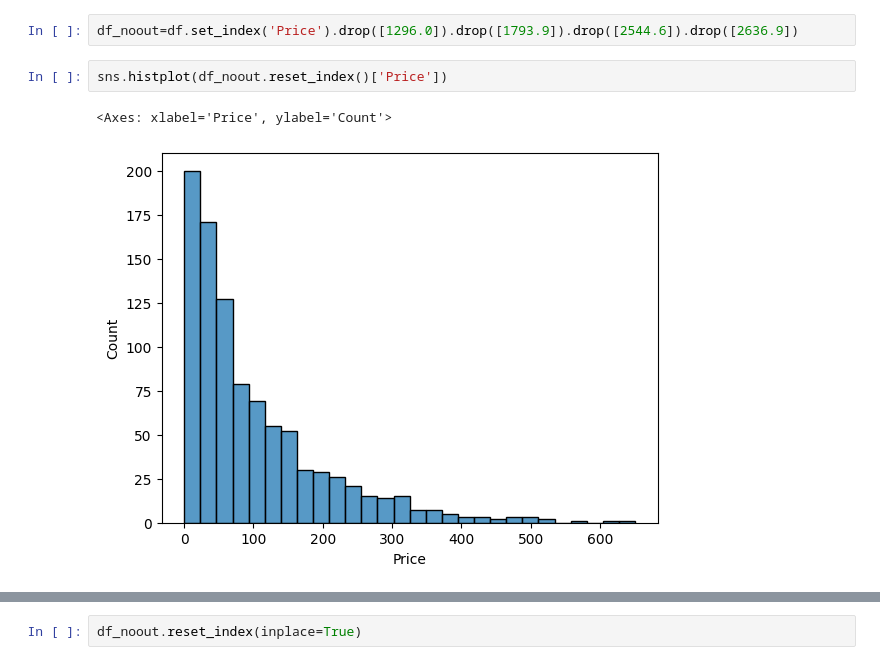
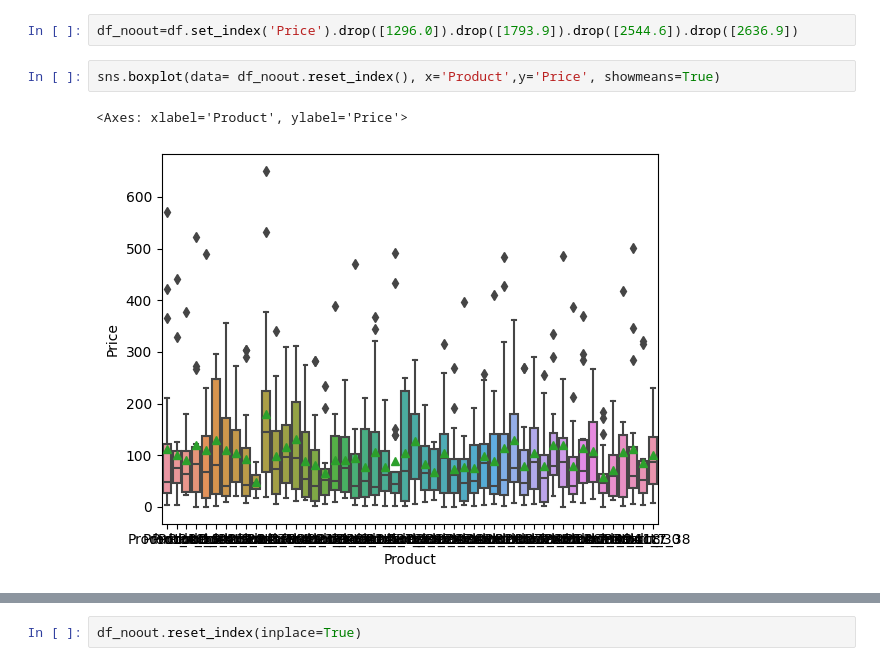
Before and after one commit to rach282/schulich_data_science, a Jupyter notebook: assingment1.ipynb, the cells around one changed output, grey strips where cells are left out. Saved outputs shown, nothing was run; the diff lists cells and outputs as text.

```diff
--- a/assingment1.ipynb
+++ b/assingment1.ipynb
@@ -84,7 +84,7 @@ df[df['Price']>1000]
 # %%
 df_noout=df.set_index('Price').drop([1296.0]).drop([1793.9]).drop([2544.6]).drop([2636.9])
 # %%
-sns.histplot(df_noout.reset_index()['Price'])
+sns.boxplot(data= df_noout.reset_index(), x='Product',y='Price', showmeans=True)
 # %% [output]
-<Axes: xlabel='Price', ylabel='Count'>
+<Axes: xlabel='Product', ylabel='Price'>
-[figure, old version]
+[figure, new version]
```
Also changed, not shown: parts of 5 cells of this notebook.
